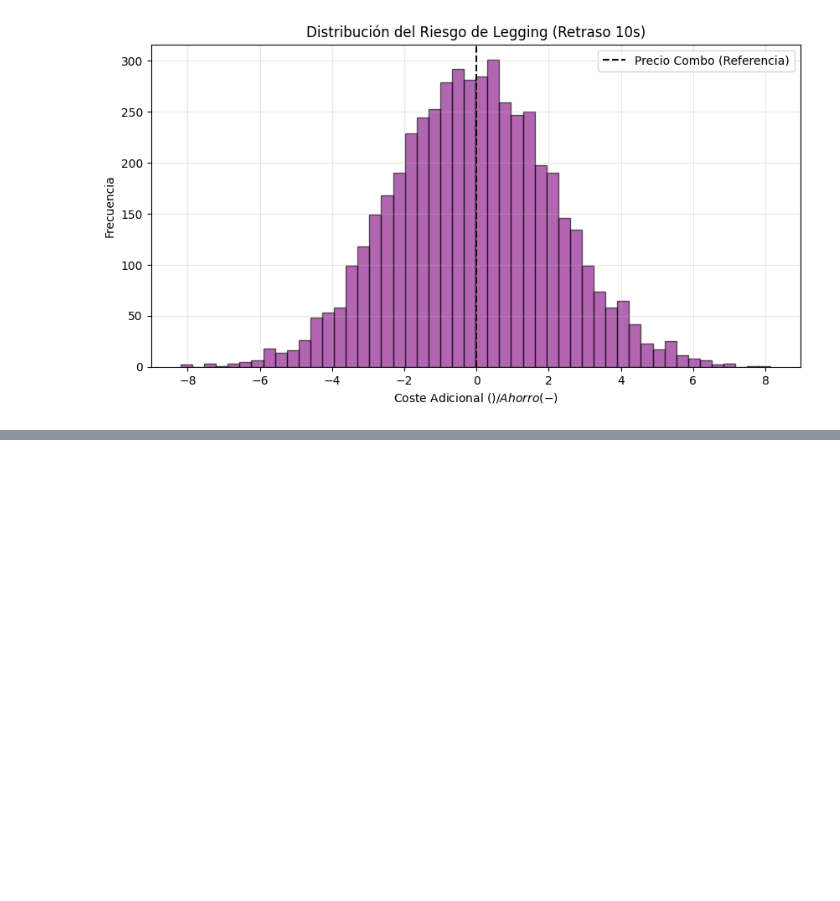
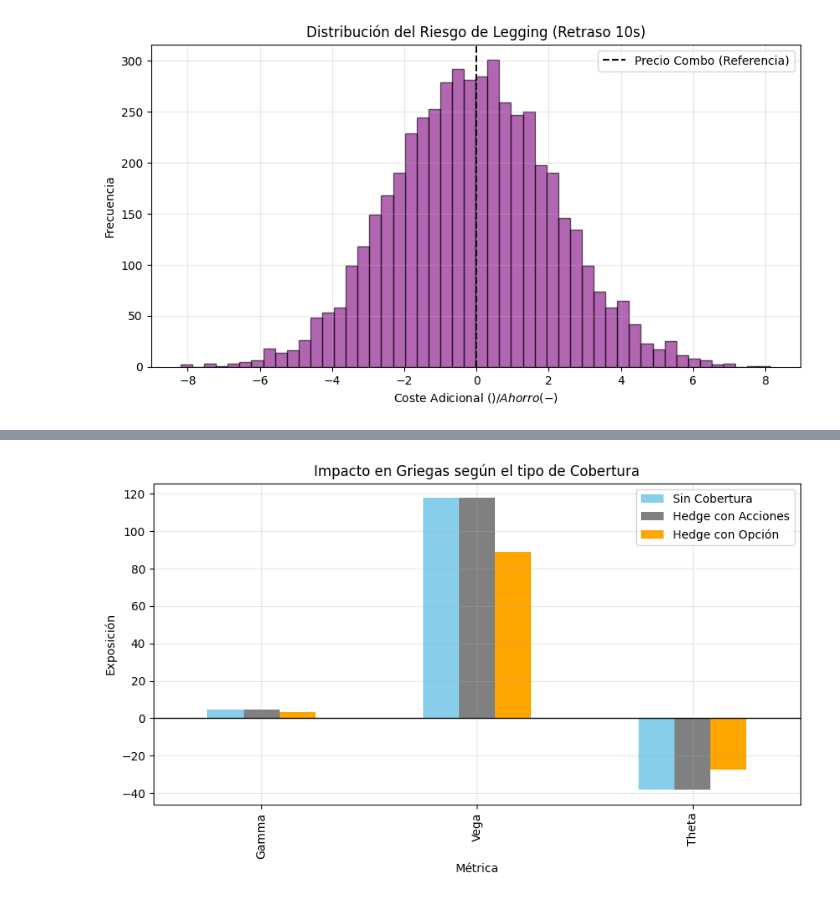
Before and after one commit to danielgarcialop18-cell/Tarea_Derivados_DanielGarciaLopez_77856928L, a Jupyter notebook: Tarea_Derivados_DanielGarciaLopez_77856928L.ipynb, the cells around one changed output, grey strips where cells are left out. Drawn from its saved outputs; the diff is of its cells as text; code cells hidden in the pictures; blank space fills up the shorter version.

Commit message:
Apartado 5

```diff
--- a/Tarea_Derivados_DanielGarciaLopez_77856928L.ipynb
+++ b/Tarea_Derivados_DanielGarciaLopez_77856928L.ipynb
@@ -839,0 +892,85 @@ Probabilidad de pagar más: 48.5%
+# %%
+# ==============================================================================
+# 5. NEUTRALIZACIÓN DE DELTA CON OTRA OPCIÓN (Impacto en Griegas)
+# ==============================================================================
+import pandas as pd
+import matplotlib.pyplot as plt
+
+# 1. Escenario
+# Imaginamos que el SPY sube 5$ desde el inicio.
+# El Straddle ya no es Delta Neutral (ahora es alcista porque la Call gana fuerza).
+move = 5.0
+S_shock = S0 + move
+time_left = T_year # Asumimos que acaba de pasar (mismo T)
+
+print(f"--- Escenario de Shock ---")
+print(f"Precio Inicial: {S0:.2f} $")
+print(f"Nuevo Precio:   {S_shock:.2f} $ (+{move}$)")
+
+# 2. Estado de nuestra Cartera (Long Straddle ATM Original)
+# Recalculamos las griegas del Straddle en el nuevo precio S_shock
+g_call_pos = bs_greeks_manual(S_shock, K_atm, time_left, r, q, sigma_sim, "C")
+g_put_pos  = bs_greeks_manual(S_shock, K_atm, time_left, r, q, sigma_sim, "P")
+
+# Posición: 1 Call + 1 Put
+# Nota: Multiplicamos por 100 para hablar de "Deltas por contrato"
+port_delta = (g_call_pos['delta'] + g_put_pos['delta']) * 100
+port_gamma = (g_call_pos['gamma'] + g_put_pos['gamma']) * 100
+port_vega  = (g_call_pos['vega']  + g_put_pos['vega'])  * 100
+port_theta = (g_call_pos['theta'] + g_put_pos['theta']) * 100
+
+print(f"\n--- Desequilibrio del Straddle ---")
+print(f"Delta Actual: {port_delta:.2f} (Necesitamos vender para neutralizar)")
+
+# 3. Opción Candidata para Cobertura (Hedge)
+# Usaremos una Call OTM del DataFrame (ej: Strike 695)
+K_hedge = 695
+# Calculamos sus griegas teóricas
+g_hedge = bs_greeks_manual(S_shock, K_hedge, time_left, r, q, sigma_sim, "C")
+delta_hedge_unit = g_hedge['delta'] * 100 # Delta de 1 contrato OTM
+
+# 4. Cálculo del Ratio de Cobertura
+# Queremos: Delta_Portfolio + N * Delta_Hedge = 0
+# N = - Delta_Portfolio / Delta_Hedge
+contracts_to_sell = -port_delta / delta_hedge_unit
+
+print(f"\n--- Estrategia de Cobertura ---")
+print(f"Instrumento: Call Strike {K_hedge}")
+print(f"Delta del Instrumento: {delta_hedge_unit:.2f}")
+print(f"Contratos a vender (N): {abs(contracts_to_sell):.2f}")
+
+# 5. Comparativa de Impacto (Acciones vs Opción)
+
+# A) Cobertura con Acciones (Lo que hicimos en el apartado 2)
+# Las acciones tienen Delta 1, pero Gamma=0, Vega=0, Theta=0
+final_stock_gamma = port_gamma + 0
+final_stock_vega  = port_vega  + 0
+final_stock_theta = port_theta + 0
+
+# B) Cobertura con Opciones (Lo nuevo)
+# Sumamos las griegas de la opción vendida (N es negativo, así que resta)
+final_opt_gamma = port_gamma + (contracts_to_sell * g_hedge['gamma'] * 100)
+final_opt_vega  = port_vega  + (contracts_to_sell * g_hedge['vega']  * 100)
+final_opt_theta = port_theta + (contracts_to_sell * g_hedge['theta'] * 100)
+
+# 6. Tabla de Resultados
+data_greeks = {
+    'Métrica': ['Delta', 'Gamma', 'Vega', 'Theta'],
+    'Sin Cobertura': [port_delta, port_gamma, port_vega, port_theta],
+    'Hedge con Acciones': [0.00, final_stock_gamma, final_stock_vega, final_stock_theta],
+    'Hedge con Opción': [0.00, final_opt_gamma, final_opt_vega, final_opt_theta]
+}
+
+df_greeks = pd.DataFrame(data_greeks).set_index('Métrica').round(2)
+print("\n--- COMPARATIVA FINAL DE GRIEGAS ---")
+print(df_greeks)
+
+# Visualización
+df_greeks.drop('Delta').plot(kind='bar', figsize=(10, 5),
+                             color=['skyblue', 'gray', 'orange'],
+                             title="Impacto en Griegas según el tipo de Cobertura")
+plt.ylabel("Exposición")
+plt.grid(True, alpha=0.3)
+plt.axhline(0, color='black', linewidth=1)
+plt.show()
+# %% [output]
@@ -839,0 +996 @@ Probabilidad de pagar más: 48.5%
+[figure, added]
```
Also changed, not shown: parts of 4 cells of this notebook.
